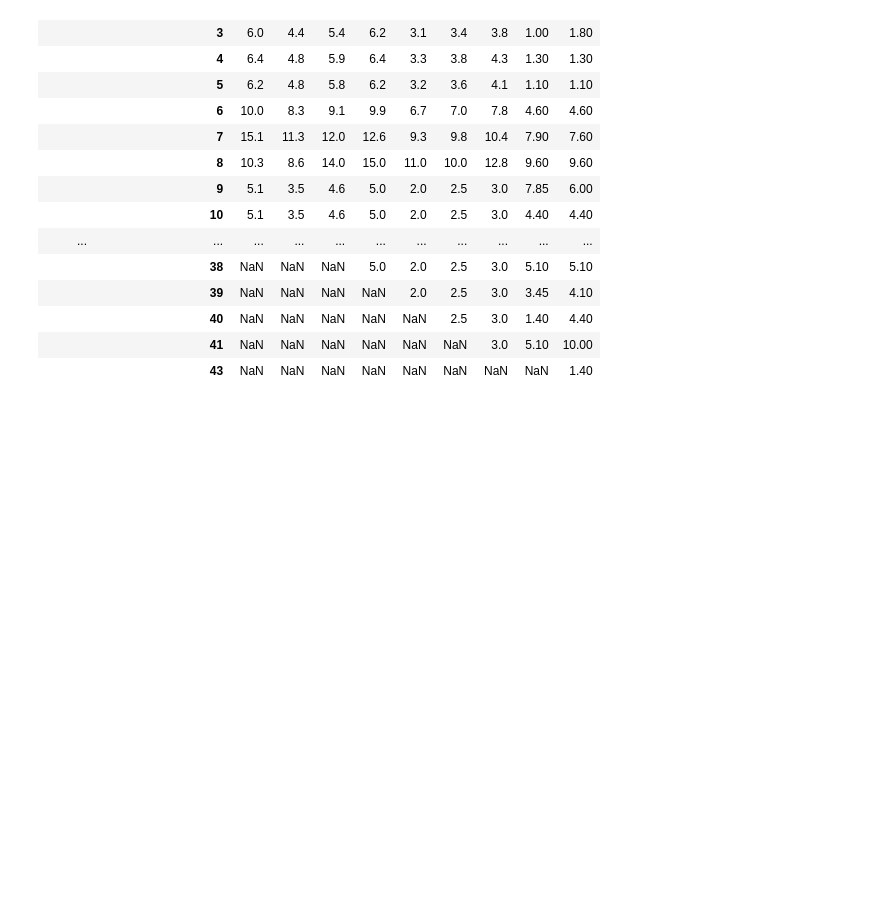
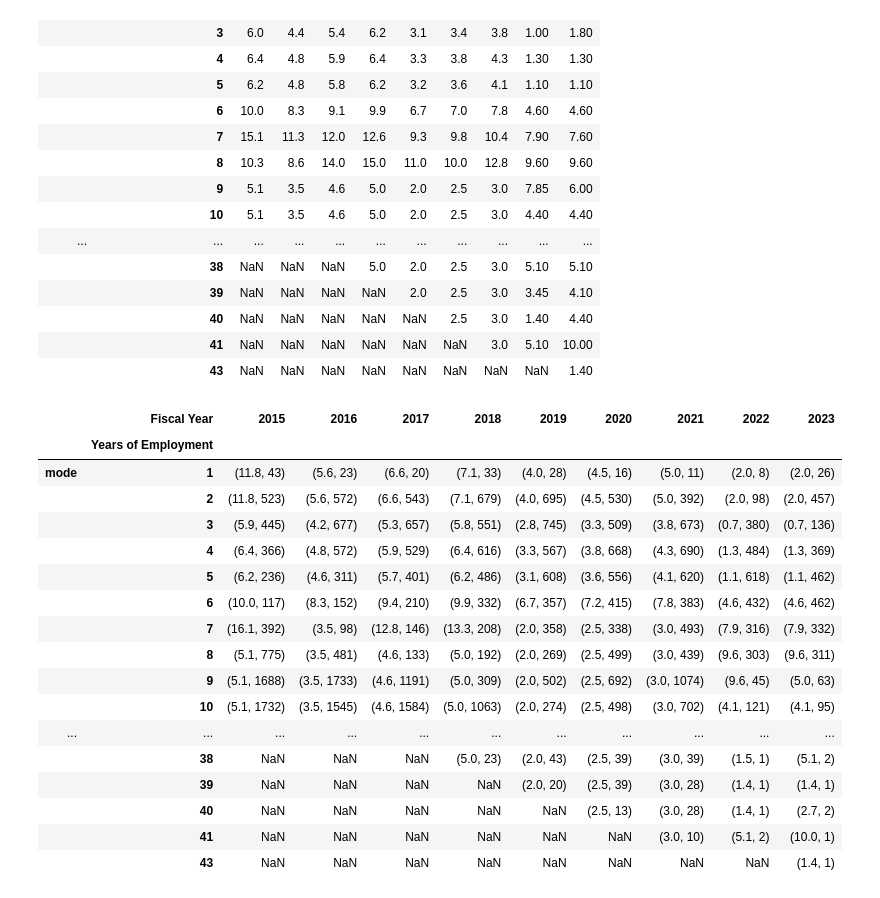
Before and after one commit to Anias-clo/Teacher_Payroll_Analysis, a Jupyter notebook: poc.ipynb, the cells around one changed output. Cells and saved outputs as stored; diff of their text form; code cells hidden in the pictures; blank space fills up the shorter version.

Commit message:
Analyzed fiscal years 2021-2023 to determine UFT negotiation impact.

```diff
--- a/poc.ipynb
+++ b/poc.ipynb
@@ -159,3 +159,25 @@ pd.crosstab(df[(df['Salary Simplified Delta Category']=='Salary Increased')]['Fi
 |  | 40 | NaN | NaN | NaN | NaN | NaN | 2.5 | 3.0 | 1.40 | 4.40 |
 |  | 41 | NaN | NaN | NaN | NaN | NaN | NaN | 3.0 | 5.10 | 10.00 |
 |  | 43 | NaN | NaN | NaN | NaN | NaN | NaN | NaN | NaN | 1.40 |
+# %%
+pd.crosstab(df[(df['Salary Simplified Delta Category']=='Salary Increased')]['Fiscal Year'],
+            df[(df['Salary Simplified Delta Category']=='Salary Increased')]['Years of Employment'], df['Salary Delta'].round(1), aggfunc=[stats.mode]).T
+# %% [output]
+|  | Fiscal Year | 2015 | 2016 | 2017 | 2018 | 2019 | 2020 | 2021 | 2022 | 2023 |
+|  | Years of Employment |  |  |  |  |  |  |  |  |  |
+| mode | 1 | (11.8, 43) | (5.6, 23) | (6.6, 20) | (7.1, 33) | (4.0, 28) | (4.5, 16) | (5.0, 11) | (2.0, 8) | (2.0, 26) |
+|  | 2 | (11.8, 523) | (5.6, 572) | (6.6, 543) | (7.1, 679) | (4.0, 695) | (4.5, 530) | (5.0, 392) | (2.0, 98) | (2.0, 457) |
+|  | 3 | (5.9, 445) | (4.2, 677) | (5.3, 657) | (5.8, 551) | (2.8, 745) | (3.3, 509) | (3.8, 673) | (0.7, 380) | (0.7, 136) |
+|  | 4 | (6.4, 366) | (4.8, 572) | (5.9, 529) | (6.4, 616) | (3.3, 567) | (3.8, 668) | (4.3, 690) | (1.3, 484) | (1.3, 369) |
+|  | 5 | (6.2, 236) | (4.6, 311) | (5.7, 401) | (6.2, 486) | (3.1, 608) | (3.6, 556) | (4.1, 620) | (1.1, 618) | (1.1, 462) |
+|  | 6 | (10.0, 117) | (8.3, 152) | (9.4, 210) | (9.9, 332) | (6.7, 357) | (7.2, 415) | (7.8, 383) | (4.6, 432) | (4.6, 462) |
+|  | 7 | (16.1, 392) | (3.5, 98) | (12.8, 146) | (13.3, 208) | (2.0, 358) | (2.5, 338) | (3.0, 493) | (7.9, 316) | (7.9, 332) |
+|  | 8 | (5.1, 775) | (3.5, 481) | (4.6, 133) | (5.0, 192) | (2.0, 269) | (2.5, 499) | (3.0, 439) | (9.6, 303) | (9.6, 311) |
+|  | 9 | (5.1, 1688) | (3.5, 1733) | (4.6, 1191) | (5.0, 309) | (2.0, 502) | (2.5, 692) | (3.0, 1074) | (9.6, 45) | (5.0, 63) |
+|  | 10 | (5.1, 1732) | (3.5, 1545) | (4.6, 1584) | (5.0, 1063) | (2.0, 274) | (2.5, 498) | (3.0, 702) | (4.1, 121) | (4.1, 95) |
+| ... | ... | ... | ... | ... | ... | ... | ... | ... | ... | ... |
+|  | 38 | NaN | NaN | NaN | (5.0, 23) | (2.0, 43) | (2.5, 39) | (3.0, 39) | (1.5, 1) | (5.1, 2) |
+|  | 39 | NaN | NaN | NaN | NaN | (2.0, 20) | (2.5, 39) | (3.0, 28) | (1.4, 1) | (1.4, 1) |
+|  | 40 | NaN | NaN | NaN | NaN | NaN | (2.5, 13) | (3.0, 28) | (1.4, 1) | (2.7, 2) |
+|  | 41 | NaN | NaN | NaN | NaN | NaN | NaN | (3.0, 10) | (5.1, 2) | (10.0, 1) |
+|  | 43 | NaN | NaN | NaN | NaN | NaN | NaN | NaN | NaN | (1.4, 1) |
```
Also changed, not shown: parts of 9 cells of this notebook, 5 other files.
